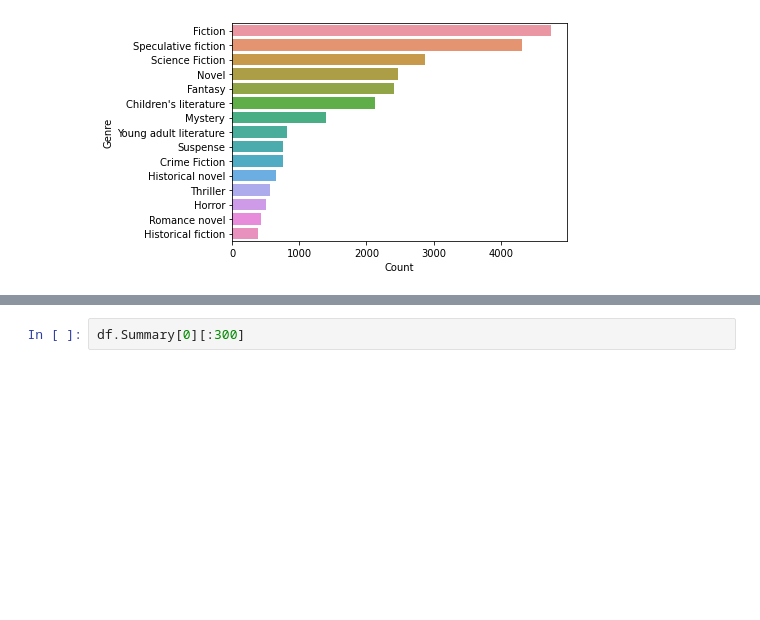
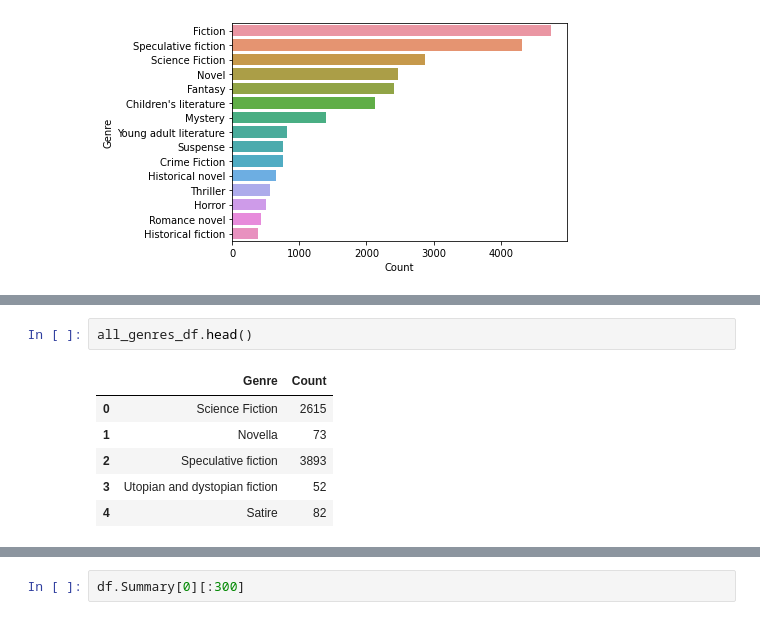
Before and after one commit to steven-lm/Genre-Classifier, a Jupyter notebook: notebook.ipynb, the cells around one changed output, grey strips where cells are left out. Drawn from its saved outputs; the diff is of its cells as text; blank space fills up the shorter version.

```diff
--- a/notebook.ipynb
+++ b/notebook.ipynb
@@ -127,0 +194,9 @@ plt.show()
+# %%
+all_genres_df.head()
+# %% [output]
+|  | Genre | Count |
+| 0 | Science Fiction | 2615 |
+| 1 | Novella | 73 |
+| 2 | Speculative fiction | 3893 |
+| 3 | Utopian and dystopian fiction | 52 |
+| 4 | Satire | 82 |
```
Also changed, not shown: parts of 20 cells of this notebook.
